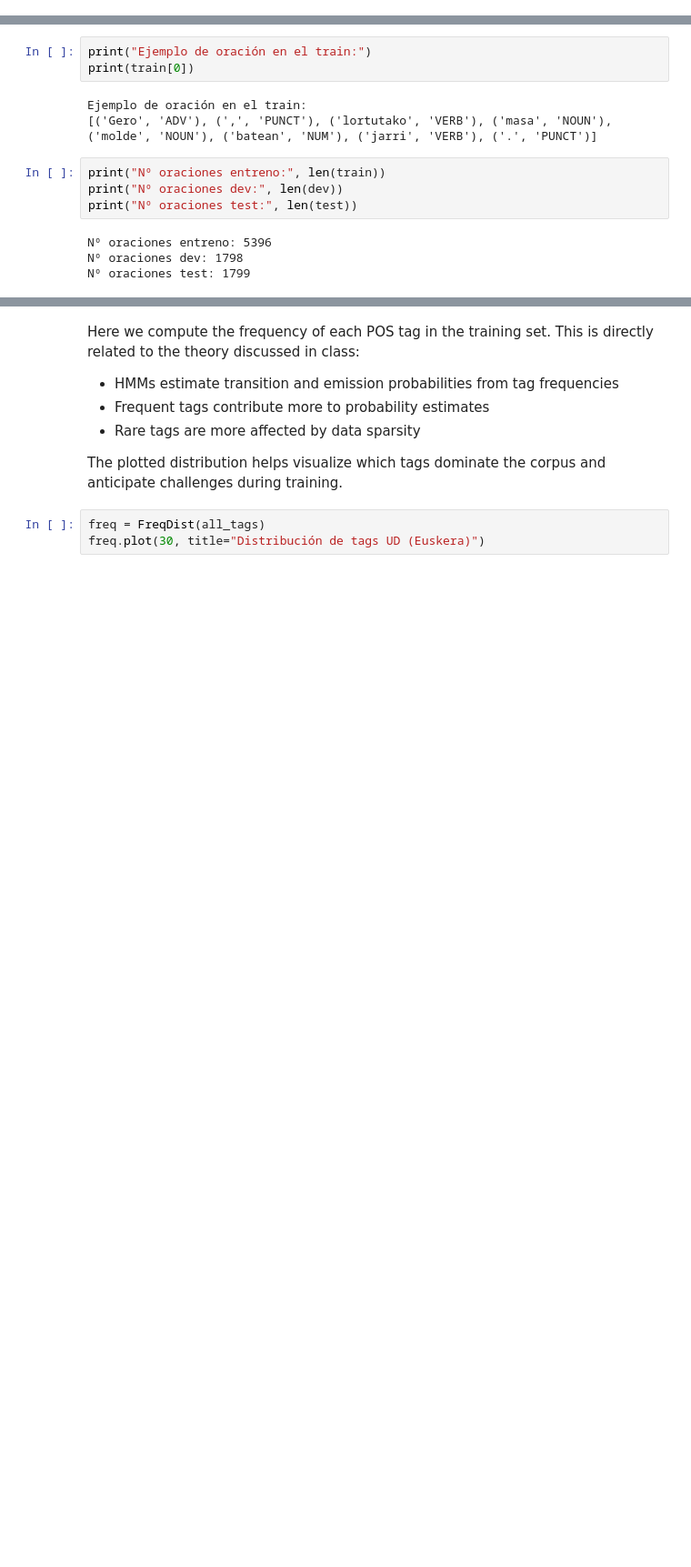
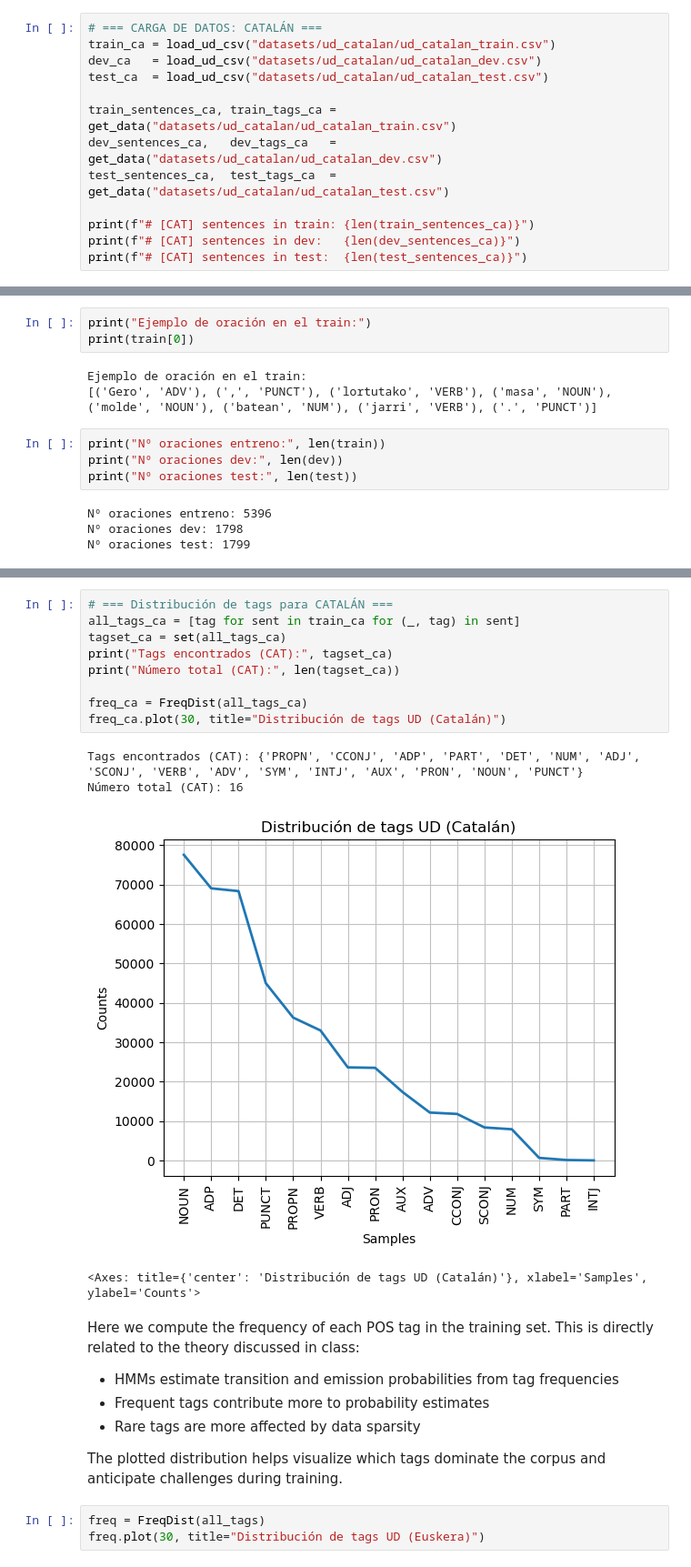
Before and after one commit to B-Alkain/Syntax_Project, a Jupyter notebook: POS_Tagger.ipynb, the cells around one changed output, grey strips where cells are left out. Shown at 91% size. Drawn from its saved outputs; the diff is of its cells as text; blank space fills up the shorter version.

```diff
--- a/POS_Tagger.ipynb
+++ b/POS_Tagger.ipynb
@@ -49,0 +47,13 @@ print(f"# sentences in test:  {len(test_sentences)}")
+# %%
+# === CARGA DE DATOS: CATALÁN ===
+train_ca = load_ud_csv("datasets/ud_catalan/ud_catalan_train.csv")
+dev_ca   = load_ud_csv("datasets/ud_catalan/ud_catalan_dev.csv")
+test_ca  = load_ud_csv("datasets/ud_catalan/ud_catalan_test.csv")
+
+train_sentences_ca, train_tags_ca = get_data("datasets/ud_catalan/ud_catalan_train.csv")
+dev_sentences_ca,   dev_tags_ca   = get_data("datasets/ud_catalan/ud_catalan_dev.csv")
+test_sentences_ca,  test_tags_ca  = get_data("datasets/ud_catalan/ud_catalan_test.csv")
+
+print(f"# [CAT] sentences in train: {len(train_sentences_ca)}")
+print(f"# [CAT] sentences in dev:   {len(dev_sentences_ca)}")
+print(f"# [CAT] sentences in test:  {len(test_sentences_ca)}")
@@ -71,4 +85,18 @@ Tags encontrados: {'ADP', 'INTJ', 'AUX', 'PART', 'PUNCT', 'CCONJ', 'SYM', 'PRON'
 Número total: 17
+# %%
+# === Distribución de tags para CATALÁN ===
+all_tags_ca = [tag for sent in train_ca for (_, tag) in sent]
+tagset_ca = set(all_tags_ca)
+print("Tags encontrados (CAT):", tagset_ca)
+print("Número total (CAT):", len(tagset_ca))
+
+freq_ca = FreqDist(all_tags_ca)
+freq_ca.plot(30, title="Distribución de tags UD (Catalán)")
+# %% [output]
+Tags encontrados (CAT): {'PROPN', 'CCONJ', 'ADP', 'PART', 'DET', 'NUM', 'ADJ', 'SCONJ', 'VERB', 'ADV', 'SYM', 'INTJ', 'AUX', 'PRON', 'NOUN', 'PUNCT'}
+Número total (CAT): 16
+[figure, added]
+<Axes: title={'center': 'Distribución de tags UD (Catalán)'}, xlabel='Samples', ylabel='Counts'>
 # %% [markdown]
 Here we compute the frequency of each POS tag in the training set.
 This is directly related to the theory discussed in class:
```
Also changed, not shown: parts of 15 cells of this notebook.
